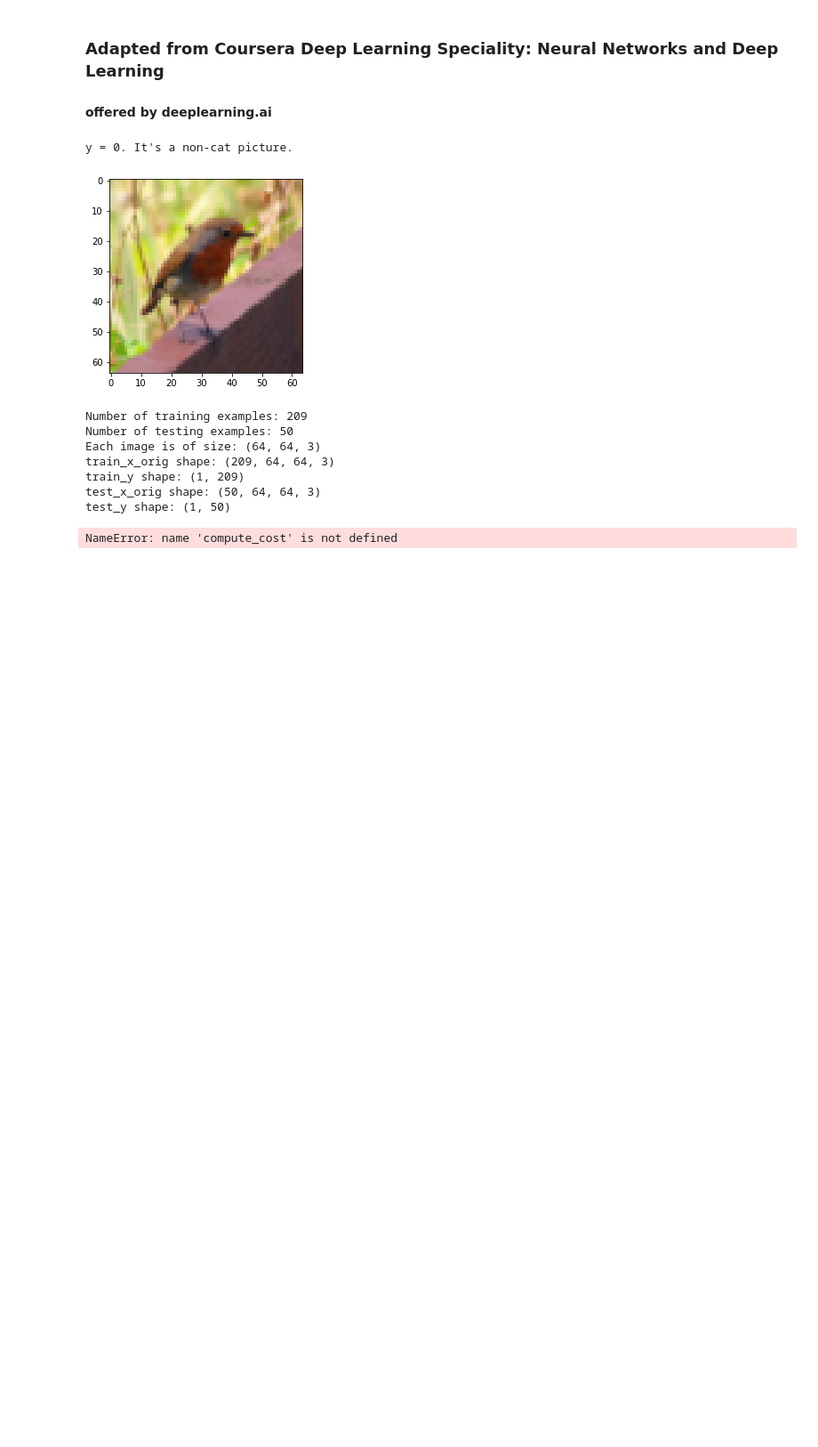
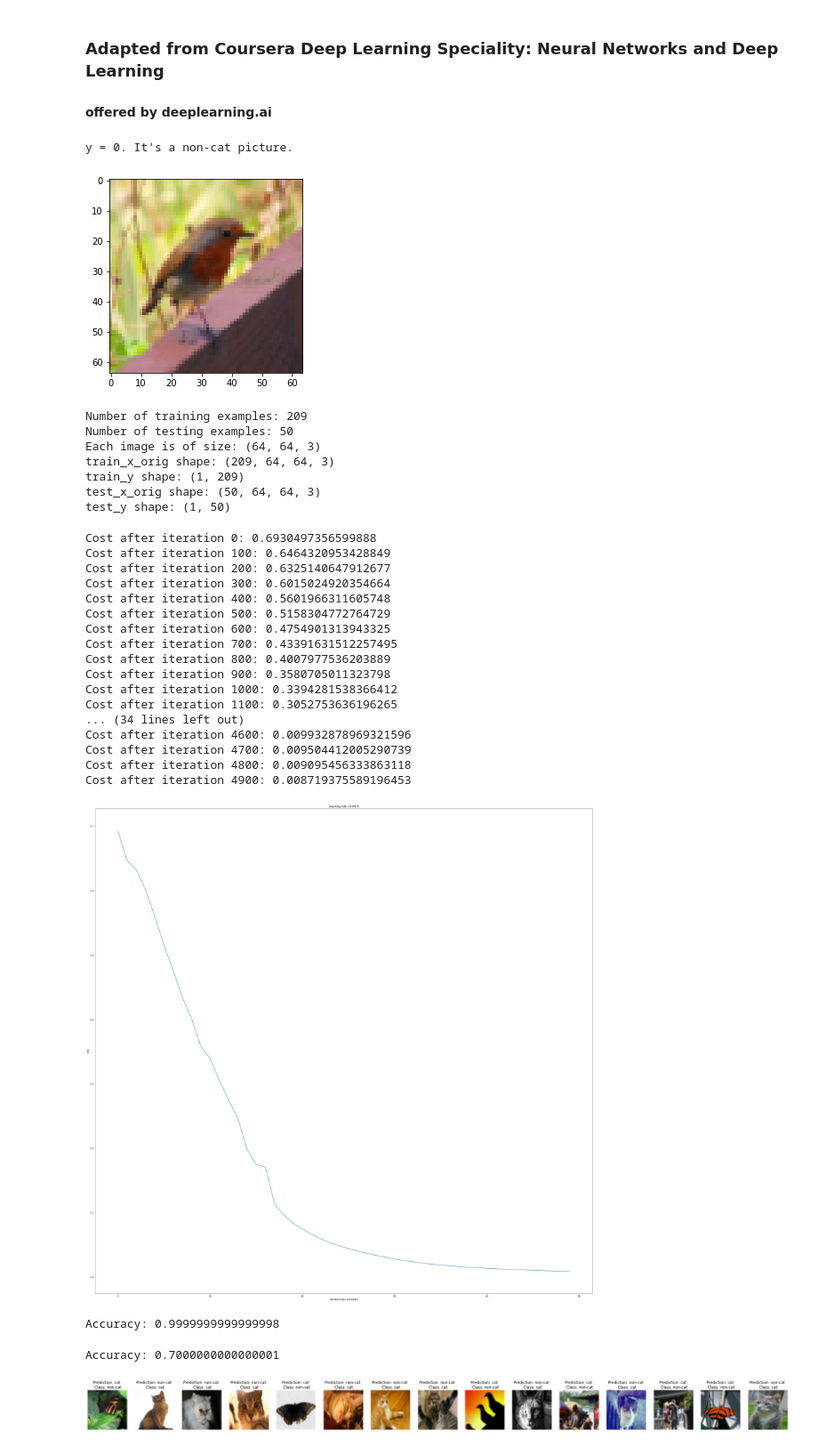
Before and after one commit to neumj/neural-network, a Jupyter notebook: notebooks/shallownn.ipynb, the cells around one changed output. Shown at 89% size. Drawn from its saved outputs; the diff is of its cells as text; code cells hidden in the pictures; blank space fills up the shorter version.

```diff
--- a/notebooks/shallownn.ipynb
+++ b/notebooks/shallownn.ipynb
@@ -70,8 +71,37 @@ n_h = 7
 n_y = 1
 layers_dims = (n_x, n_h, n_y)
 learning_rate=0.0075
-iterations=3000
+iterations=
 # %%
-models.two_layer_model(train_x,train_y,layers_dims,learning_rate=learning_rate,num_iterations=iterations)
+parameters = models.two_layer_model(train_x,train_y,layers_dims,learning_rate=learning_rate,num_iterations=iterations,print_cost=True)
 # %% [output]
-NameError: name 'compute_cost' is not defined
+Cost after iteration 0: 0.6930497356599888
+Cost after iteration 100: 0.6464320953428849
+Cost after iteration 200: 0.6325140647912677
+Cost after iteration 300: 0.6015024920354664
+Cost after iteration 400: 0.5601966311605748
+Cost after iteration 500: 0.5158304772764729
+Cost after iteration 600: 0.4754901313943325
+Cost after iteration 700: 0.43391631512257495
+Cost after iteration 800: 0.4007977536203889
+Cost after iteration 900: 0.3580705011323798
+Cost after iteration 1000: 0.3394281538366412
+Cost after iteration 1100: 0.3052753636196265
+... (34 lines left out)
+Cost after iteration 4600: 0.009932878969321596
+Cost after iteration 4700: 0.009504412005290739
+Cost after iteration 4800: 0.009095456333863118
+Cost after iteration 4900: 0.008719375589196453
+[figure, added]
+# %%
+predictions_train = predict.predict(train_x, train_y, parameters)
+# %% [output]
+Accuracy: 0.9999999999999998
+# %%
+pred_test = predict.predict(test_x, test_y, parameters)
+# %% [output]
+Accuracy: 0.7000000000000001
+# %%
+predict.print_mislabeled_images(classes, test_x, test_y, pred_test)
+# %% [output]
+[figure, added]
```
Also changed, not shown: parts of 1 cell of this notebook, 5 other files.
